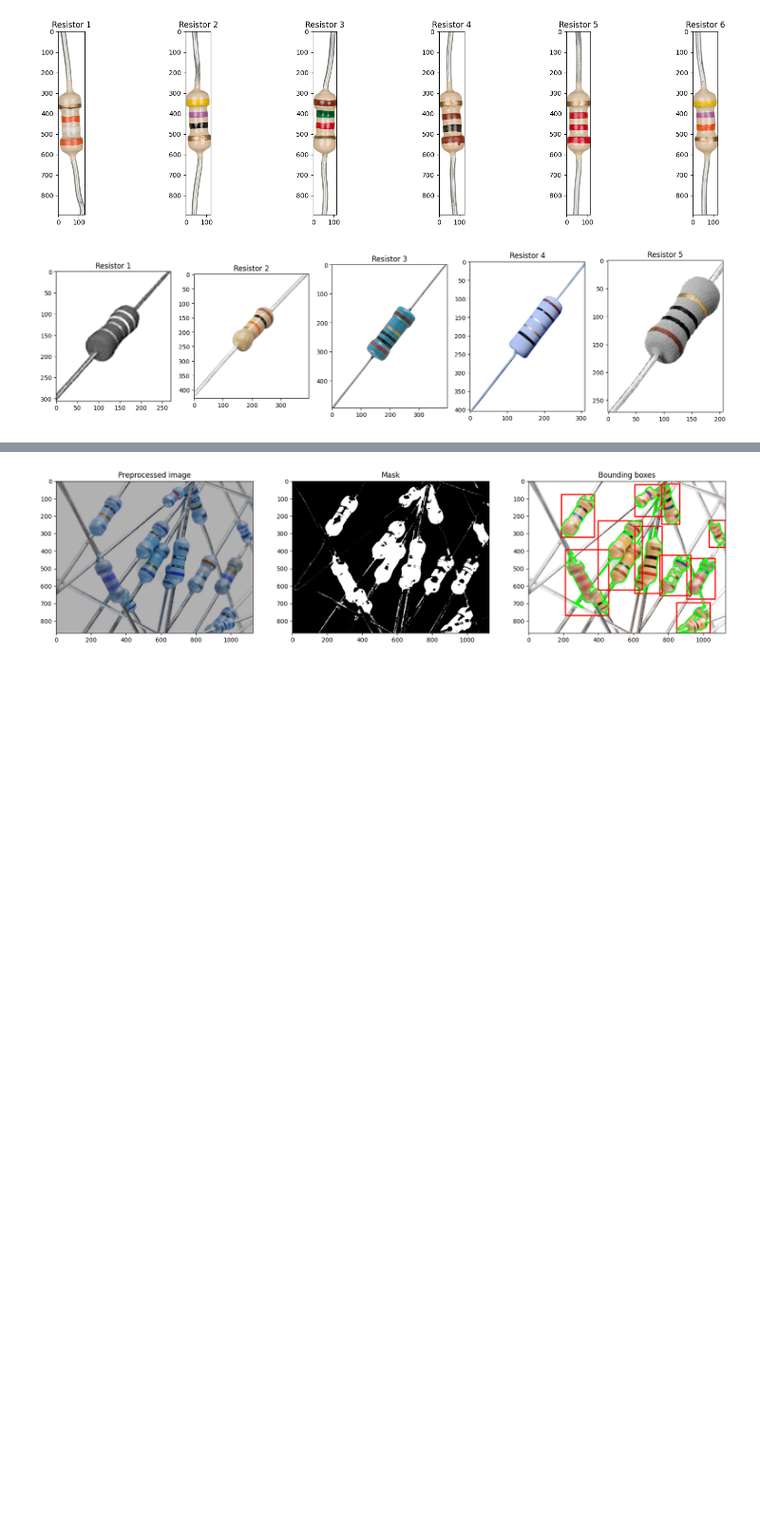
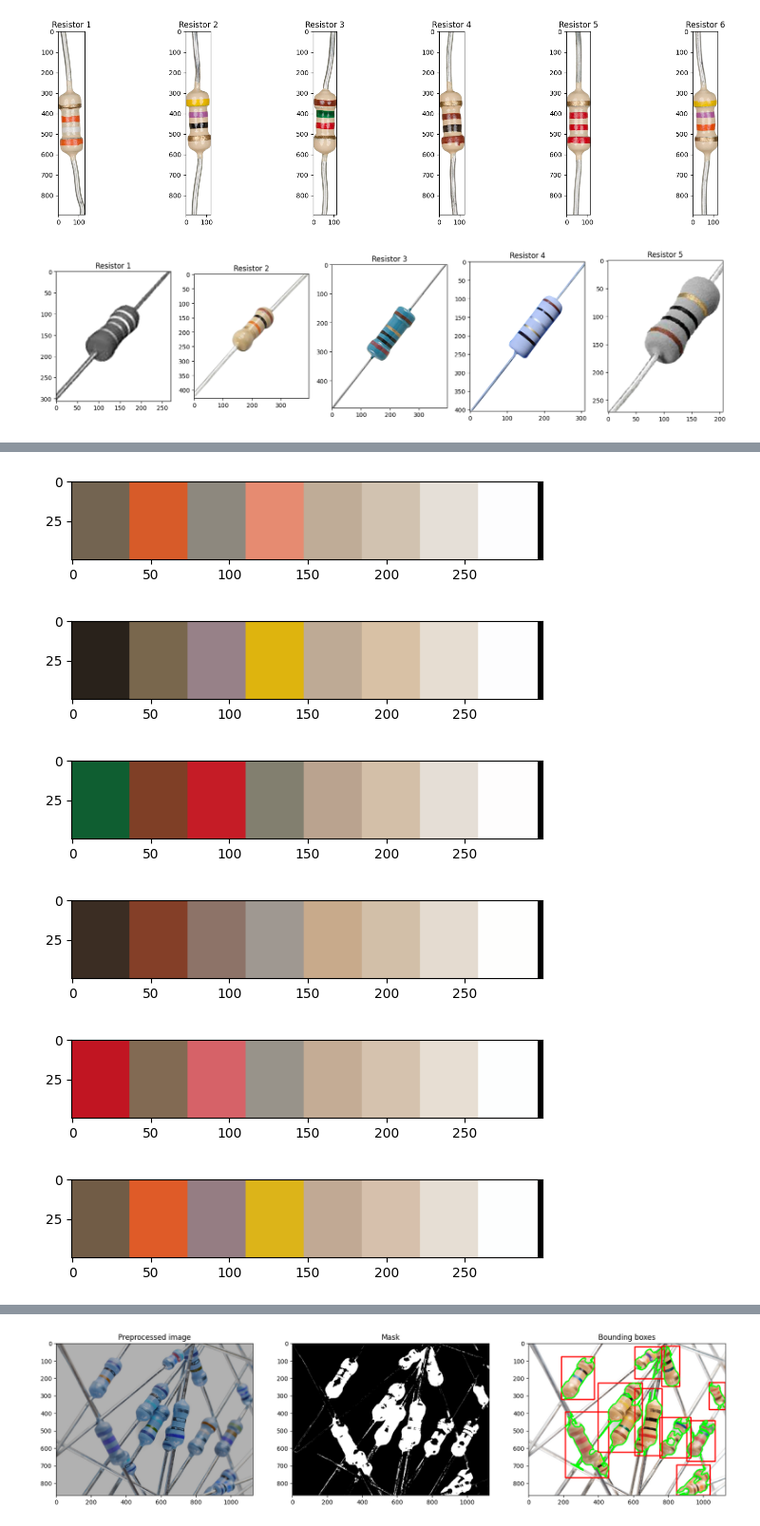
Before and after one commit to Xanonymous-GitHub/cs933-lab, a Jupyter notebook: practical_assignment/part-1.ipynb, the cells around one changed output, grey strips where cells are left out. Shown at 95% size. Saved outputs shown, nothing was run; the diff lists cells and outputs as text; code cells hidden in the pictures; blank space fills up the shorter version.

```diff
--- a/practical_assignment/part-1.ipynb
+++ b/practical_assignment/part-1.ipynb
@@ -68,0 +102,42 @@ find_resistor_single_components(2)
+# %%
+# Use kmeans to find the color of the resistor body, and find the bands' color by subtracting the body color from the resistor color.
+
+def find_dominant_color(img_: np.ndarray):
+    # reshape the image to be a list of pixels
+    img_ = img_.reshape((img_.shape[0] * img_.shape[1], 3))
+
+    # cluster the pixel intensities
+    clt = KMeans(n_init='auto')
+    clt.fit(img_)
+
+    # Get the RGB values of the cluster centers (dominant colors)
+    dominant_colors = clt.cluster_centers_.astype(int)
+
+    # Sort colors by frequency (simple approximation by summing the RGB components)
+    dominant_colors = dominant_colors[np.argsort(np.sum(dominant_colors, axis=1))]
+
+    # Turn most 3 dominant colors into white background
+    # dominant_colors[:3] = 255
+
+    # show our color bart
+    bar = np.zeros((50, 300, 3), dtype='uint8')
+    start_x = 0
+    for color in dominant_colors:
+        end_x = start_x + 300 // len(dominant_colors)
+        cv2.rectangle(
+            bar, (start_x, 0), (end_x, 50), color.astype(np.uint8).tolist(), -1
+        )
+        start_x = end_x
+
+    plt.imshow(bar)
+    plt.show()
+# %%
+for r1_resistor in color_reduced_r1s:
+    find_dominant_color(r1_resistor)
+# %% [output]
+[figure, added]
+[figure, added]
+[figure, added]
+[figure, added]
+[figure, added]
+[figure, added]
```
Also changed, not shown: parts of 6 cells of this notebook, 2 other files.
